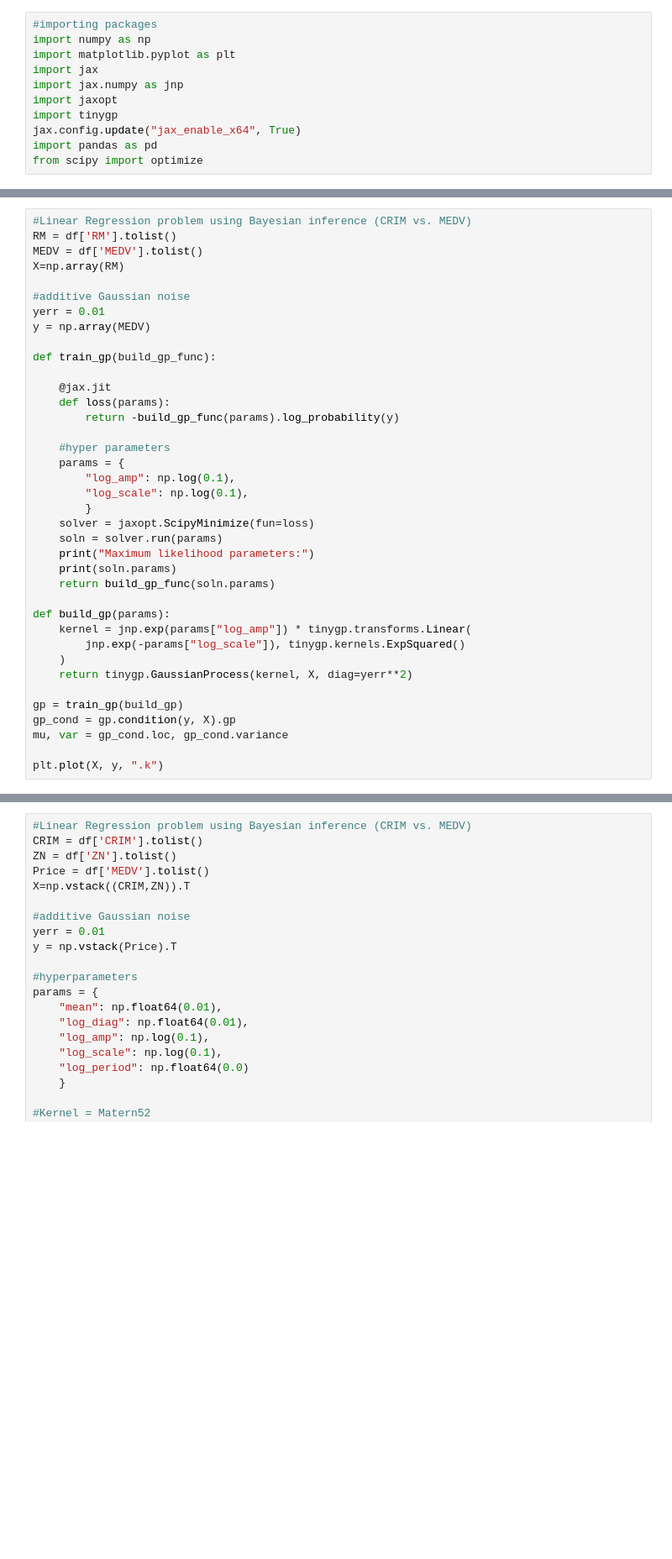
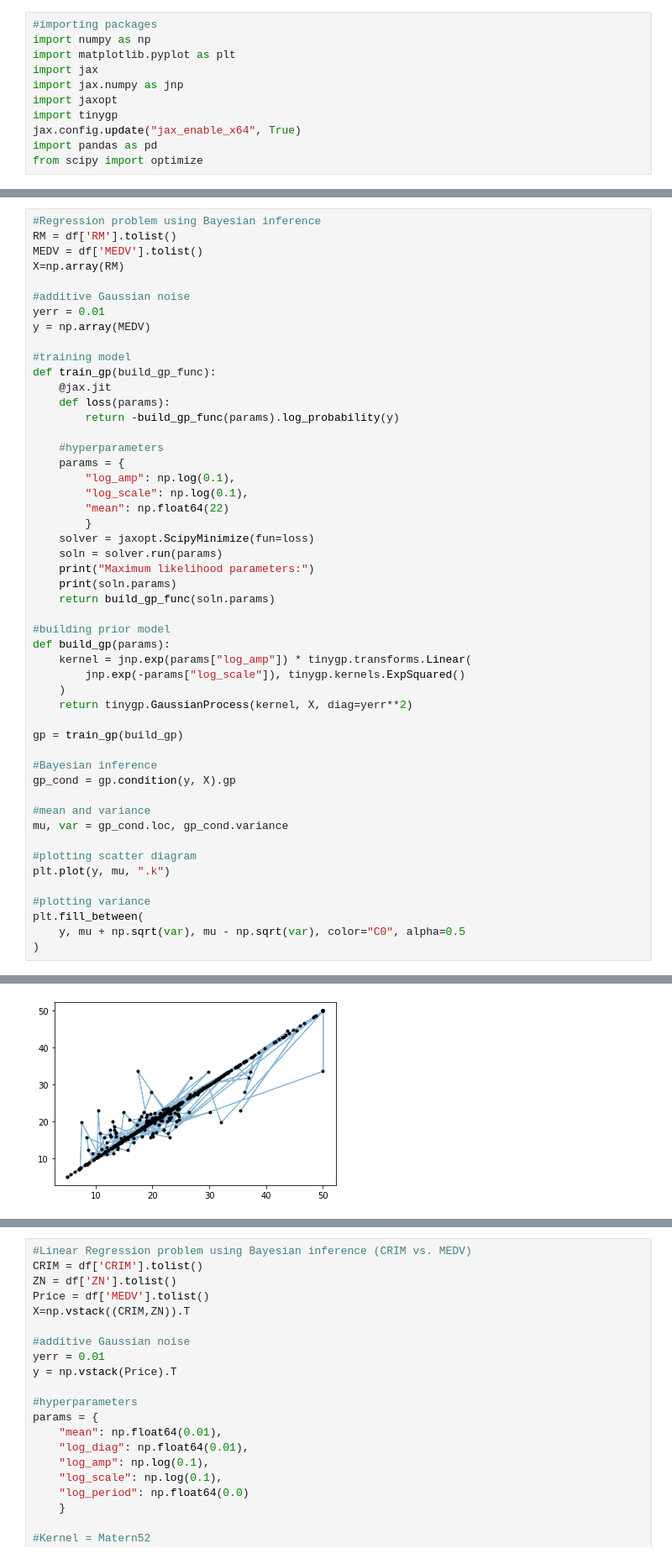
Before and after one commit to shin0105/4YP, a Jupyter notebook: Boston_housing_practice.ipynb, the cells around one changed output, grey strips where cells are left out. Shown at 84% size. Cells and saved outputs as stored; diff of their text form; blank space fills up the shorter version.

```diff
--- a/Boston_housing_practice.ipynb
+++ b/Boston_housing_practice.ipynb
@@ -25,5 +28,5 @@ df = pd.read_csv(io.BytesIO(uploaded['hou_all.csv']),\
 # %%
-#Linear Regression problem using Bayesian inference (CRIM vs. MEDV)
+#Regression problem using Bayesian inference
 RM = df['RM'].tolist()
 MEDV = df['MEDV'].tolist()
 X=np.array(RM)
@@ -32,16 +35,17 @@ X=np.array(RM)
 yerr = 0.01
 y = np.array(MEDV)
 
+#training model
 def train_gp(build_gp_func):
-
     @jax.jit
     def loss(params):
         return -build_gp_func(params).log_probability(y)
 
-    #hyper parameters
+    #hyperparameters
     params = {
         "log_amp": np.log(0.1),
         "log_scale": np.log(0.1),
+        "mean": np.float64(22)
         }
     solver = jaxopt.ScipyMinimize(fun=loss)
     soln = solver.run(params)
@@ -49,6 +53,7 @@ def train_gp(build_gp_func):
     print(soln.params)
     return build_gp_func(soln.params)
 
+#building prior model
 def build_gp(params):
     kernel = jnp.exp(params["log_amp"]) * tinygp.transforms.Linear(
         jnp.exp(-params["log_scale"]), tinygp.kernels.ExpSquared()
@@ -56,7 +61,18 @@ def build_gp(params):
     return tinygp.GaussianProcess(kernel, X, diag=yerr**2)
 
 gp = train_gp(build_gp)
+
+#Bayesian inference
 gp_cond = gp.condition(y, X).gp
+
+#mean and variance
 mu, var = gp_cond.loc, gp_cond.variance
 
-plt.plot(X, y, ".k")
+#plotting scatter diagram
+plt.plot(y, mu, ".k")
+
+#plotting variance
+plt.fill_between(
+    y, mu + np.sqrt(var), mu - np.sqrt(var), color="C0", alpha=0.5
+)
+# %% [output]
@@ -62,0 +82 @@ plt.plot(X, y, ".k")
+[figure, added]
```
Also changed, not shown: parts of 3 cells of this notebook.
